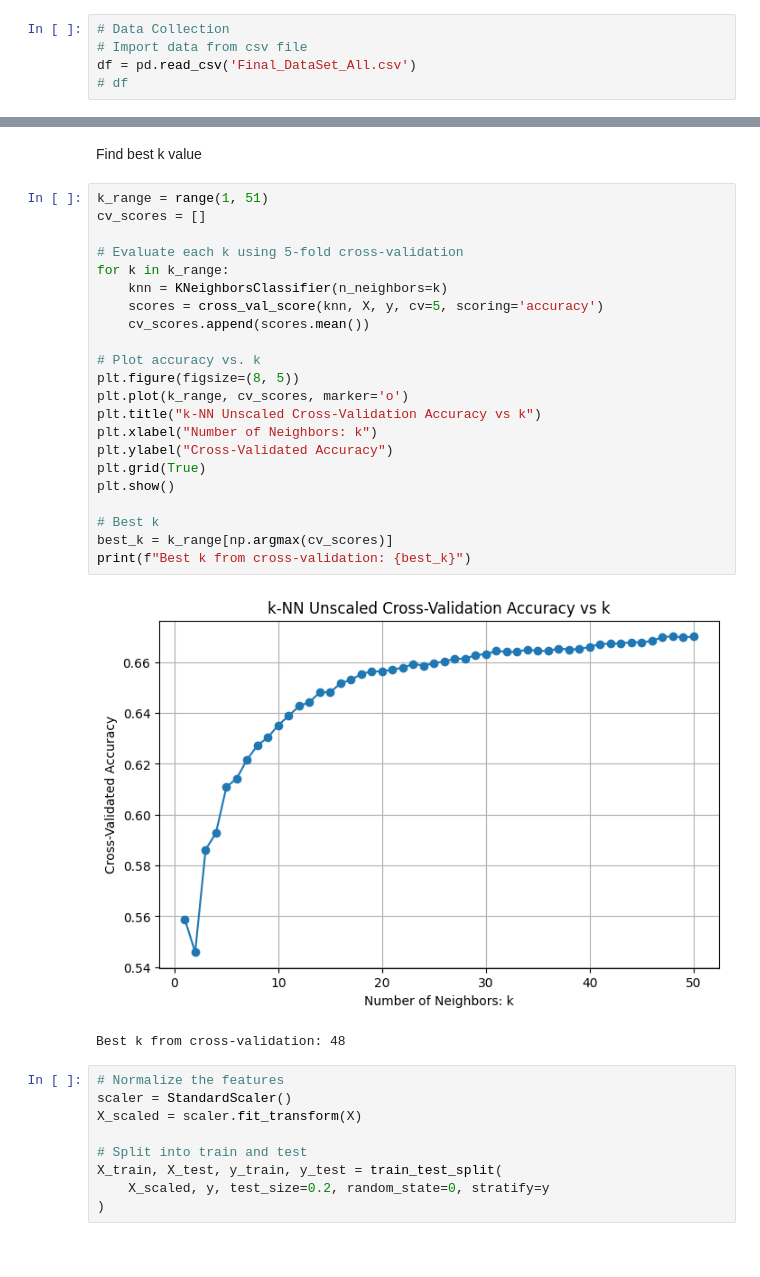
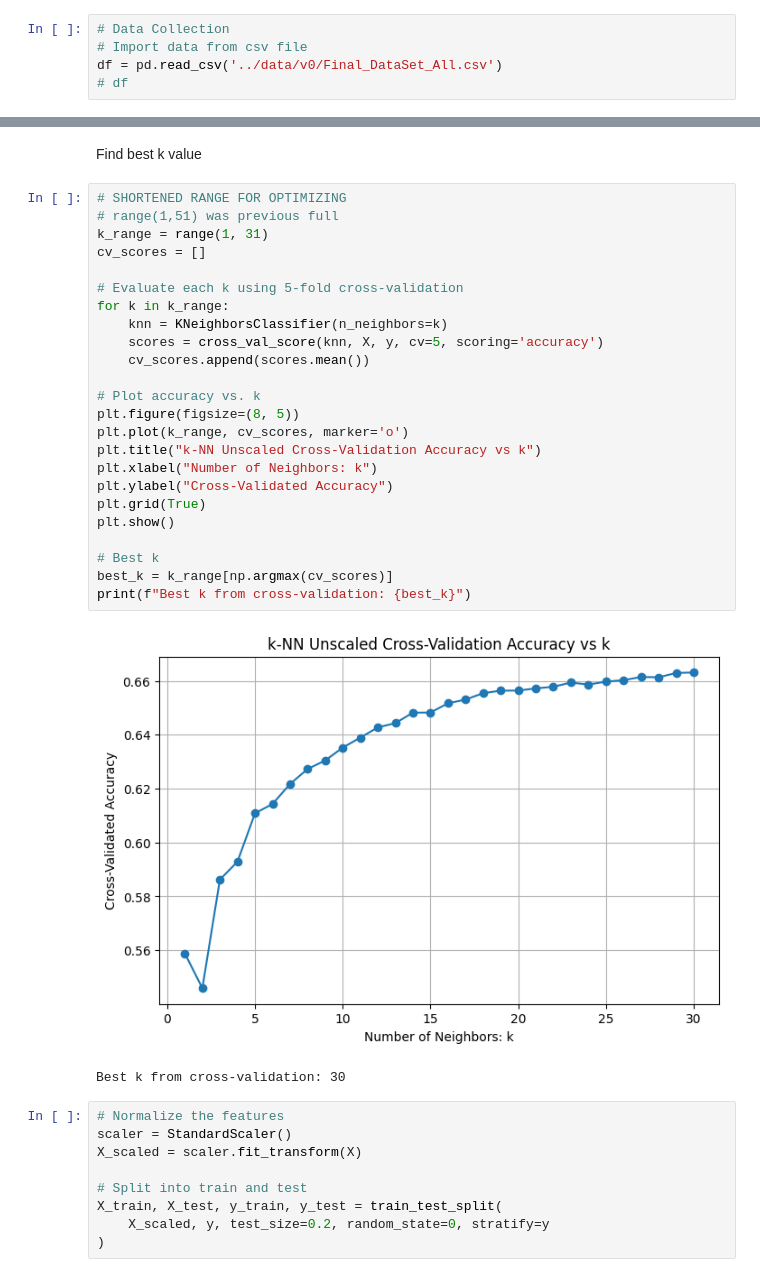
Before and after one commit to lfinn582/Game_State, a Jupyter notebook: k-NN/k-NN_All_v0.ipynb, the cells around one changed output, grey strips where cells are left out. Saved outputs shown, nothing was run; the diff lists cells and outputs as text.

```diff
--- a/k-NN/k-NN_All.ipynb
+++ b/k-NN/k-NN_All_v0.ipynb
@@ -20,7 +20,7 @@ Year(s) - 2021-25 <br>
 # %%
 # Data Collection
 # Import data from csv file
-df = pd.read_csv('Final_DataSet_All.csv')
+df = pd.read_csv('../data/v0/Final_DataSet_All.csv')
 # df
 # %%
 # Pre-Processing
@@ -104,30 +106,32 @@ X_train, X_test, y_train, y_test = train_test_split(X, y, random_state=0, test_s
 # %% [markdown]
 Find best k value
 # %%
-k_range = range(1, 51)
+# SHORTENED RANGE FOR OPTIMIZING
+# range(1,51) was previous full
+k_range = range(1, 31)
 cv_scores = []
 
 # Evaluate each k using 5-fold cross-validation
 for k in k_range:
     knn = KNeighborsClassifier(n_neighbors=k)
     scores = cross_val_score(knn, X, y, cv=5, scoring='accuracy')
     cv_scores.append(scores.mean())
 
 # Plot accuracy vs. k
 plt.figure(figsize=(8, 5))
 plt.plot(k_range, cv_scores, marker='o')
 plt.title("k-NN Unscaled Cross-Validation Accuracy vs k")
 plt.xlabel("Number of Neighbors: k")
 plt.ylabel("Cross-Validated Accuracy")
 plt.grid(True)
 plt.show()
 
 # Best k
 best_k = k_range[np.argmax(cv_scores)]
 print(f"Best k from cross-validation: {best_k}")
 # %% [output]
-[figure, old version]
+[figure, new version]
-Best k from cross-validation: 48
+Best k from cross-validation: 30
 # %%
 # Normalize the features
 scaler = StandardScaler()
```
Also changed, not shown: parts of 13 cells of this notebook, 5 other files.
